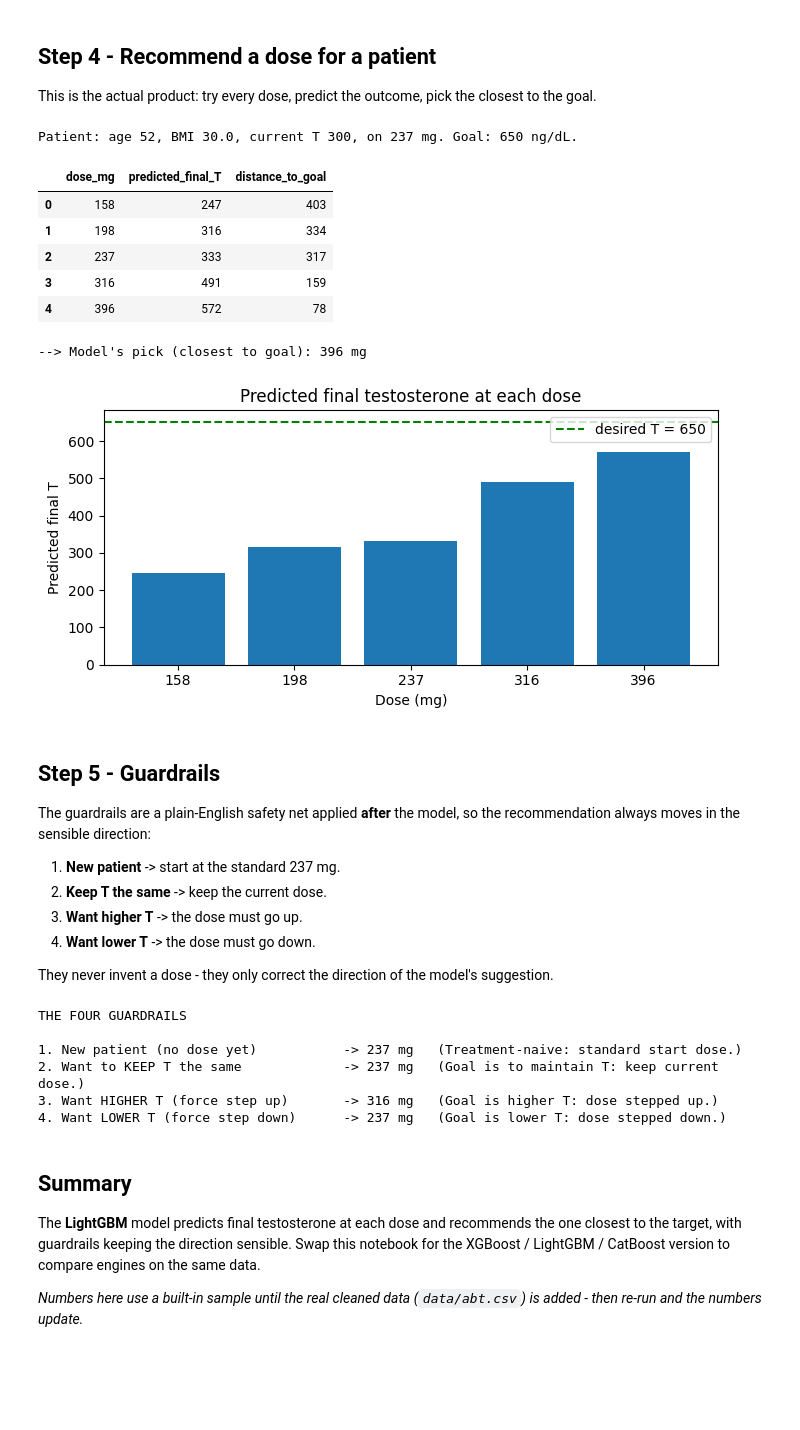
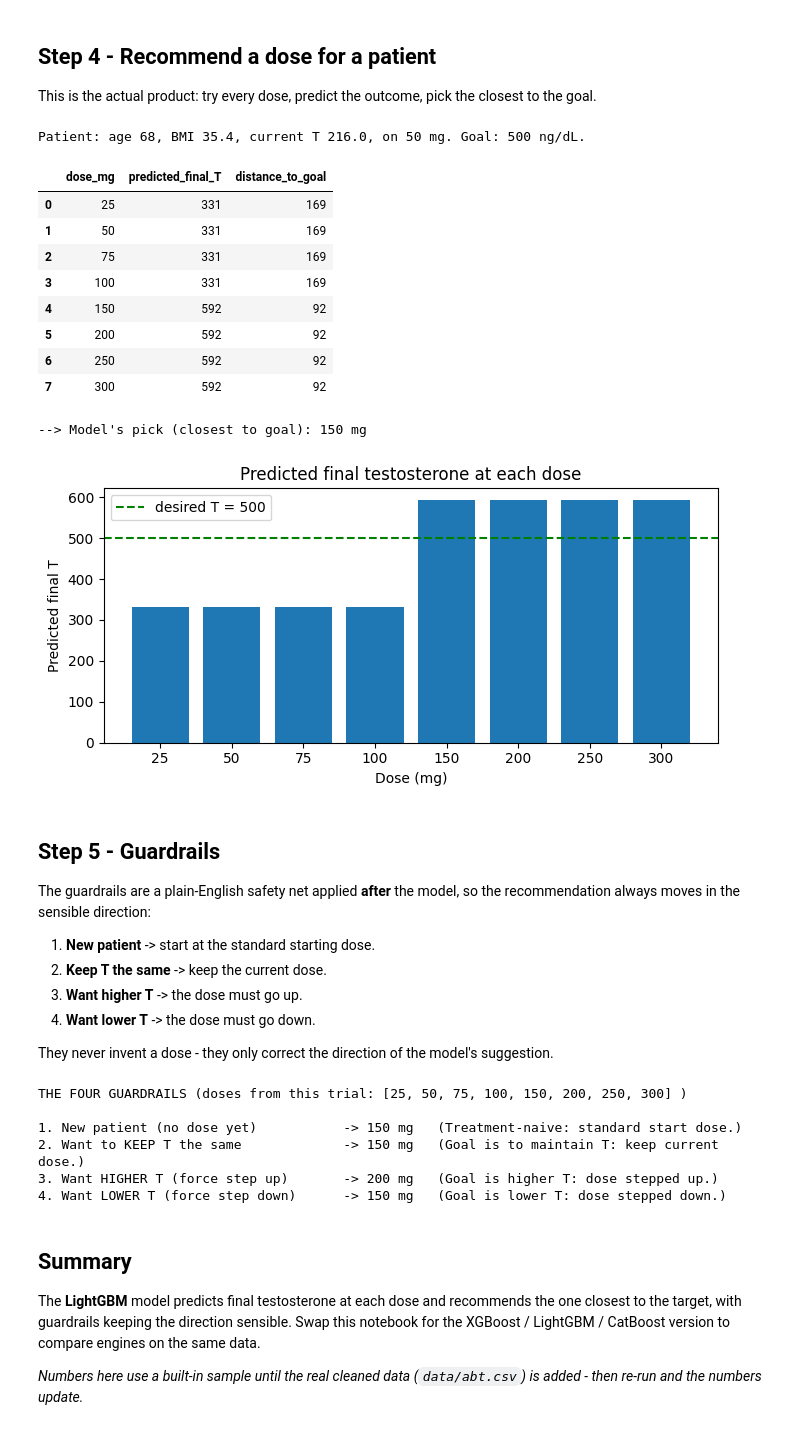
Before and after one commit to Atharv-R/Jatenzo-Dosing-Model, a Jupyter notebook: Model-Pipeline-Blueprint/notebooks/02_LightGBM_model.ipynb, the cells around one changed output. Saved outputs shown, nothing was run; the diff lists cells and outputs as text; code cells hidden in the pictures; blank space fills up the shorter version.

Commit message:
added real data features

```diff
--- a/Model-Pipeline-Blueprint/notebooks/02_LightGBM_model.ipynb
+++ b/Model-Pipeline-Blueprint/notebooks/02_LightGBM_model.ipynb
@@ -46,7 +43,9 @@ else:
     df = build_abt({"source": "synthetic"})
     print("No cleaned file found - using a built-in SAMPLE so the notebook runs.")
 
+DOSES = sorted(df["new_dose"].unique().tolist())     # candidate doses seen in the data
 print(f"{len(df):,} observations from {df['subject_id'].nunique()} patients")
+print("Doses used in the trial (mg):", DOSES)
 df.head()
 # %% [output]
 Loaded cleaned data: data/abt.csv
@@ -129,45 +129,50 @@ ax.legend(); plt.tight_layout(); plt.show()
 
 This is the actual product: try every dose, predict the outcome, pick the closest to the goal.
 # %%
-# Recommend a dose for one example patient.
-# The model tries all five doses, predicts the resulting T for each, and picks the
-# one closest to the patient's desired testosterone.
-patient = {"age": 52, "bmi": 30.0, "current_T": 300, "current_dose": 237}
-desired_T = 650      # where we want this patient to land (ng/dL)
+# Recommend a dose for one example patient (taken from the real held-out data).
+# The model tries every dose, predicts the resulting T for each, and picks the one
+# closest to the patient's desired testosterone.
+row = test.iloc[0]
+patient = {"age": int(row["age"]), "bmi": round(float(row["bmi"]), 1),
+           "current_T": float(row["current_T"]), "current_dose": int(row["current_dose"])}
+desired_T = 500      # where we want this patient to land (ng/dL) - a healthy mid-range
 
 table = pd.DataFrame([{"dose_mg": d,
                        "predicted_final_T":
                            round(float(model.predict(pd.DataFrame([{**patient, "new_dose": d}]))[0]))}
-                      for d in LADDER])
+                      for d in DOSES])
 table["distance_to_goal"] = (table["predicted_final_T"] - desired_T).abs()
 best = int(table.sort_values("distance_to_goal").iloc[0]["dose_mg"])
 
 print(f"Patient: age {patient['age']}, BMI {patient['bmi']}, "
       f"current T {patient['current_T']}, on {patient['current_dose']} mg. Goal: {desired_T} ng/dL.")
 display(table)
 print(f"--> Model's pick (closest to goal): {best} mg")
 
 fig, ax = plt.subplots(figsize=(7, 3.5))
 ax.bar(table["dose_mg"].astype(str), table["predicted_final_T"])
 ax.axhline(desired_T, color="green", linestyle="--", label=f"desired T = {desired_T}")
 ax.set_xlabel("Dose (mg)"); ax.set_ylabel("Predicted final T"); ax.legend()
 ax.set_title("Predicted final testosterone at each dose"); plt.tight_layout(); plt.show()
 # %% [output]
-Patient: age 52, BMI 30.0, current T 300, on 237 mg. Goal: 650 ng/dL.
+Patient: age 68, BMI 35.4, current T 216.0, on 50 mg. Goal: 500 ng/dL.
 |  | dose_mg | predicted_final_T | distance_to_goal |
-| 0 | 158 | 247 | 403 |
-| 1 | 198 | 316 | 334 |
-| 2 | 237 | 333 | 317 |
-| 3 | 316 | 491 | 159 |
-| 4 | 396 | 572 | 78 |
+| 0 | 25 | 331 | 169 |
+| 1 | 50 | 331 | 169 |
+| 2 | 75 | 331 | 169 |
+| 3 | 100 | 331 | 169 |
+| 4 | 150 | 592 | 92 |
+| 5 | 200 | 592 | 92 |
+| 6 | 250 | 592 | 92 |
+| 7 | 300 | 592 | 92 |
---> Model's pick (closest to goal): 396 mg
+--> Model's pick (closest to goal): 150 mg
-[figure, old version]
+[figure, new version]
 # %% [markdown]
 ## Step 5 - Guardrails
 
 The guardrails are a plain-English safety net applied **after** the model, so the recommendation always moves in the sensible direction:
 
-1. **New patient** -> start at the standard 237 mg.
+1. **New patient** -> start at the standard starting dose.
 2. **Keep T the same** -> keep the current dose.
 3. **Want higher T** -> the dose must go up.
 4. **Want lower T** -> the dose must go down.
@@ -176,22 +181,23 @@ They never invent a dose - they only correct the direction of the model's sugges
 # %%
 # Guardrails: a simple safety layer that makes the recommendation's DIRECTION sensible.
 # It runs AFTER the model and only corrects the direction - it never invents a dose.
+START = DOSES[len(DOSES)//2]     # a representative starting dose for a new patient
 def show(label, proposed, cur_dose, cur_T, want_T):
-    d = directional_dose(proposed, cur_dose, cur_T, want_T)
+    d = directional_dose(proposed, cur_dose, cur_T, want_T, ladder=DOSES, start_dose=START)
     print(f"{label:38s} -> {d.dose:>3} mg   ({d.rationale})")
 
-print("THE FOUR GUARDRAILS\n")
-show("1. New patient (no dose yet)",        316, 0,   300, 600)
-show("2. Want to KEEP T the same",          316, 237, 600, 610)
-show("3. Want HIGHER T (force step up)",    158, 237, 400, 900)
-show("4. Want LOWER T (force step down)",   396, 316, 900, 400)
+print("THE FOUR GUARDRAILS (doses from this trial:", DOSES, ")\n")
+show("1. New patient (no dose yet)",        200, 0,   300, 600)
+show("2. Want to KEEP T the same",          200, 150, 600, 610)
+show("3. Want HIGHER T (force step up)",     50, 150, 400, 900)
+show("4. Want LOWER T (force step down)",   300, 200, 900, 400)
 # %% [output]
-THE FOUR GUARDRAILS
+THE FOUR GUARDRAILS (doses from this trial: [25, 50, 75, 100, 150, 200, 250, 300] )
 
-1. New patient (no dose yet)           -> 237 mg   (Treatment-naive: standard start dose.)
-2. Want to KEEP T the same             -> 237 mg   (Goal is to maintain T: keep current dose.)
-3. Want HIGHER T (force step up)       -> 316 mg   (Goal is higher T: dose stepped up.)
-4. Want LOWER T (force step down)      -> 237 mg   (Goal is lower T: dose stepped down.)
+1. New patient (no dose yet)           -> 150 mg   (Treatment-naive: standard start dose.)
+2. Want to KEEP T the same             -> 150 mg   (Goal is to maintain T: keep current dose.)
+3. Want HIGHER T (force step up)       -> 200 mg   (Goal is higher T: dose stepped up.)
+4. Want LOWER T (force step down)      -> 150 mg   (Goal is lower T: dose stepped down.)
 # %% [markdown]
 ## Summary
 
```
Also changed, not shown: parts of 6 cells of this notebook, 27 other files.
